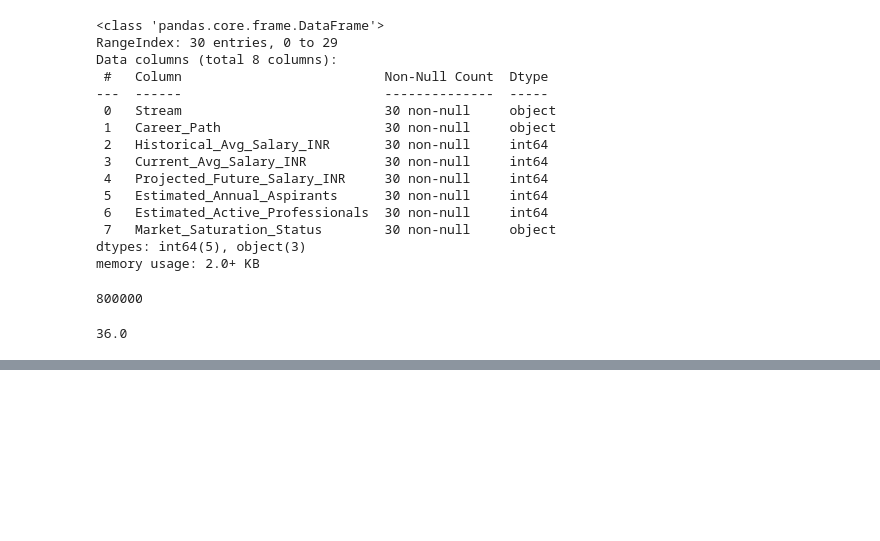
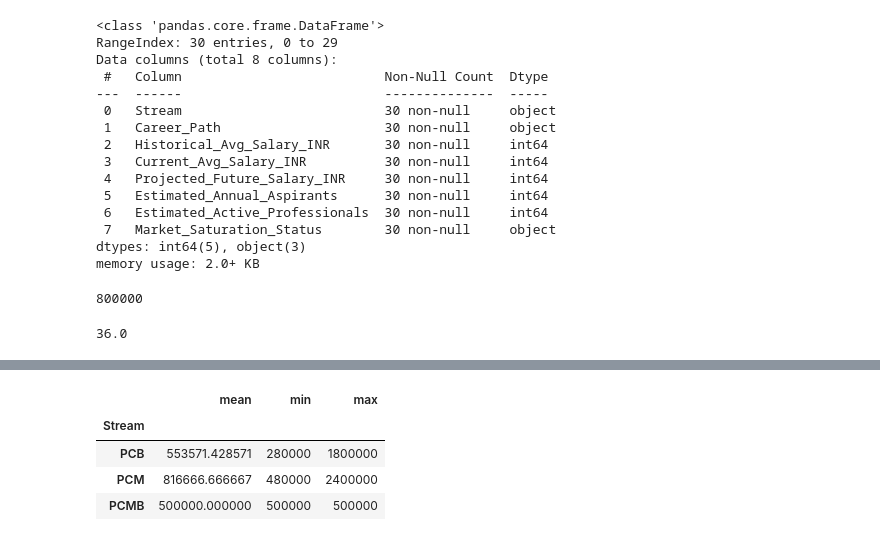
Before and after one commit to Venux09/Carrier-analysis-project, a Jupyter notebook: science stream deep analysis/traditional_cleaning.ipynb, the cells around one changed output, grey strips where cells are left out. Drawn from its saved outputs; the diff is of its cells as text; code cells hidden in the pictures; blank space fills up the shorter version.

```diff
--- a/science stream deep analysis/traditional_cleaning.ipynb
+++ b/science stream deep analysis/traditional_cleaning.ipynb
@@ -73,0 +100,8 @@ df_pcb
+# %%
+df.groupby('Stream')['Current_Avg_Salary_INR'].agg(['mean','min','max'])
+# %% [output]
+|  | mean | min | max |
+| Stream |  |  |  |
+| PCB | 553571.428571 | 280000 | 1800000 |
+| PCM | 816666.666667 | 480000 | 2400000 |
+| PCMB | 500000.000000 | 500000 | 500000 |
```
Also changed, not shown: parts of 3 cells of this notebook, 3 other files.
